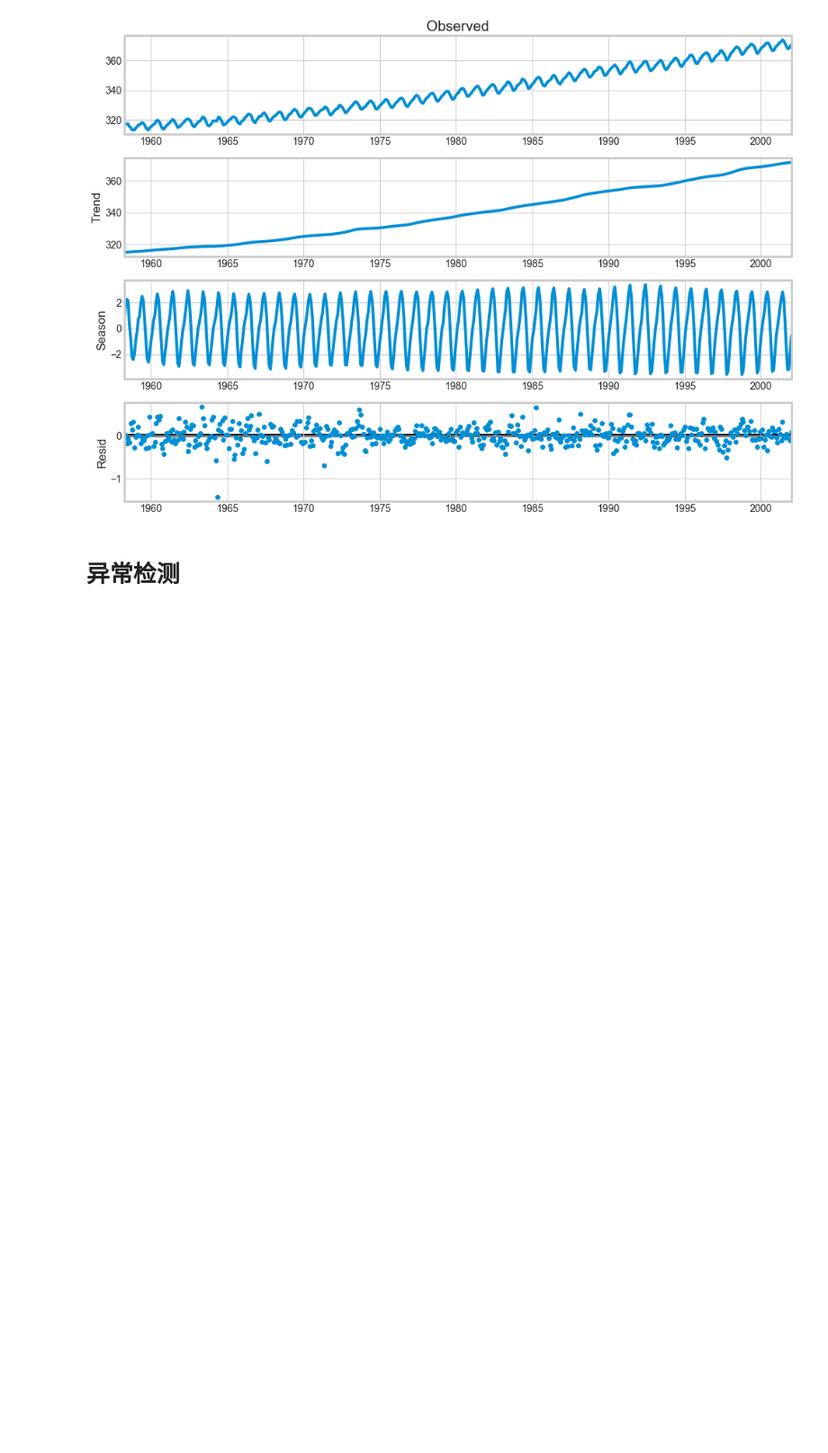
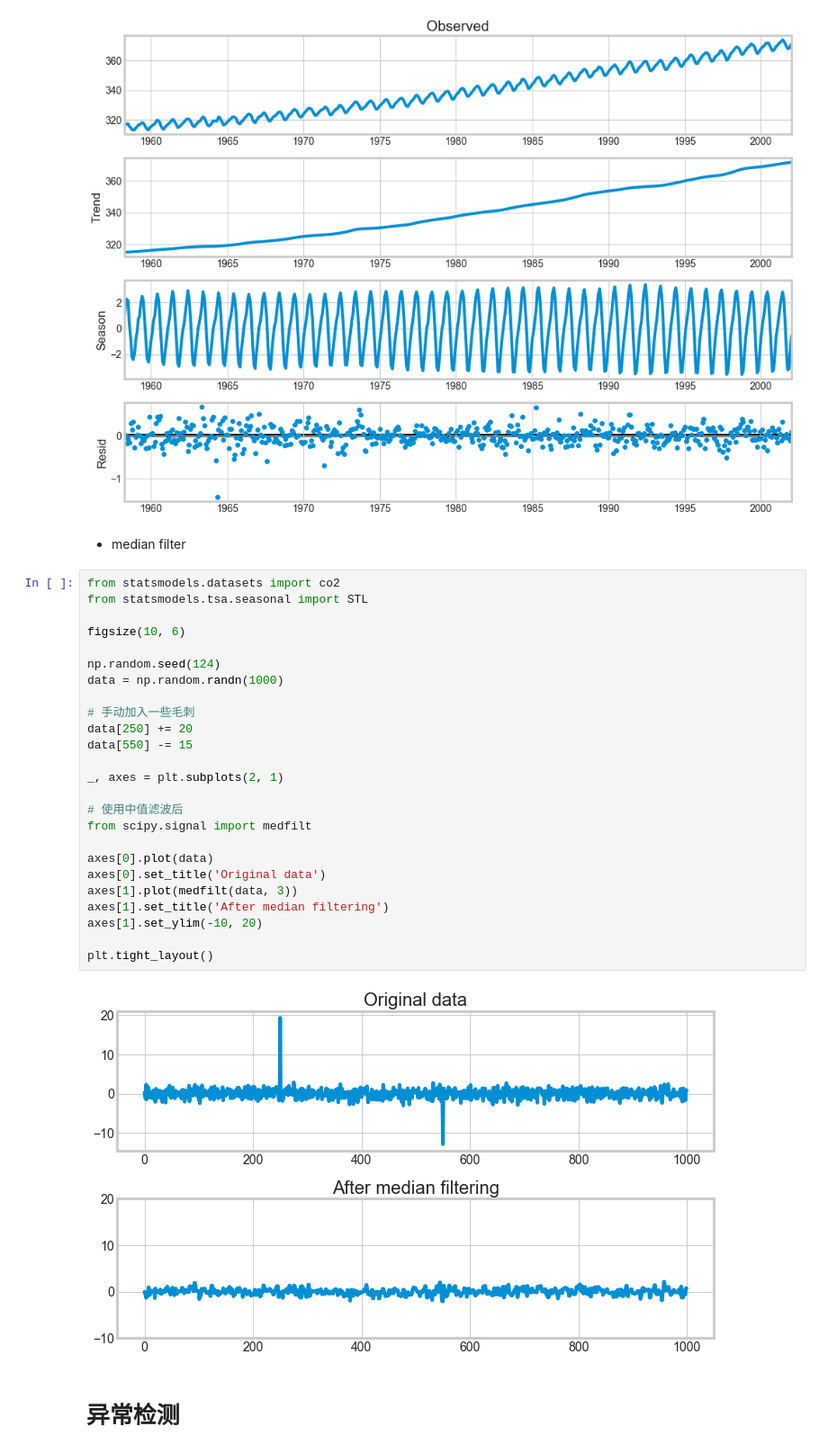
Before and after one commit to MaxwellLZH/blog, a Jupyter notebook: outlier-detection-series/statsbased/example.ipynb, the cells around one changed output. Shown at 90% size. Drawn from its saved outputs; the diff is of its cells as text; blank space fills up the shorter version.

```diff
--- a/outlier-detection-series/statsbased/example.ipynb
+++ b/outlier-detection-series/statsbased/example.ipynb
@@ -85,6 +85,35 @@ res = STL(data).fit()
 _ = res.plot()
 # %% [output]
 [figure]
+# %% [markdown]
+- median filter
+# %%
+from statsmodels.datasets import co2
+from statsmodels.tsa.seasonal import STL
+
+figsize(10, 6)
+
+np.random.seed(124)
+data = np.random.randn(1000)
+
+# 手动加入一些毛刺
+data[250] += 20
+data[550] -= 15
+
+_, axes = plt.subplots(2, 1)
+
+# 使用中值滤波后
+from scipy.signal import medfilt
+
+axes[0].plot(data)
+axes[0].set_title('Original data')
+axes[1].plot(medfilt(data, 3))
+axes[1].set_title('After median filtering')
+axes[1].set_ylim(-10, 20)
+
+plt.tight_layout()
+# %% [output]
+[figure, added]
 # %% [markdown]
 # 异常检测
 # %% [markdown]
```
Also changed, not shown: 6 other files.
